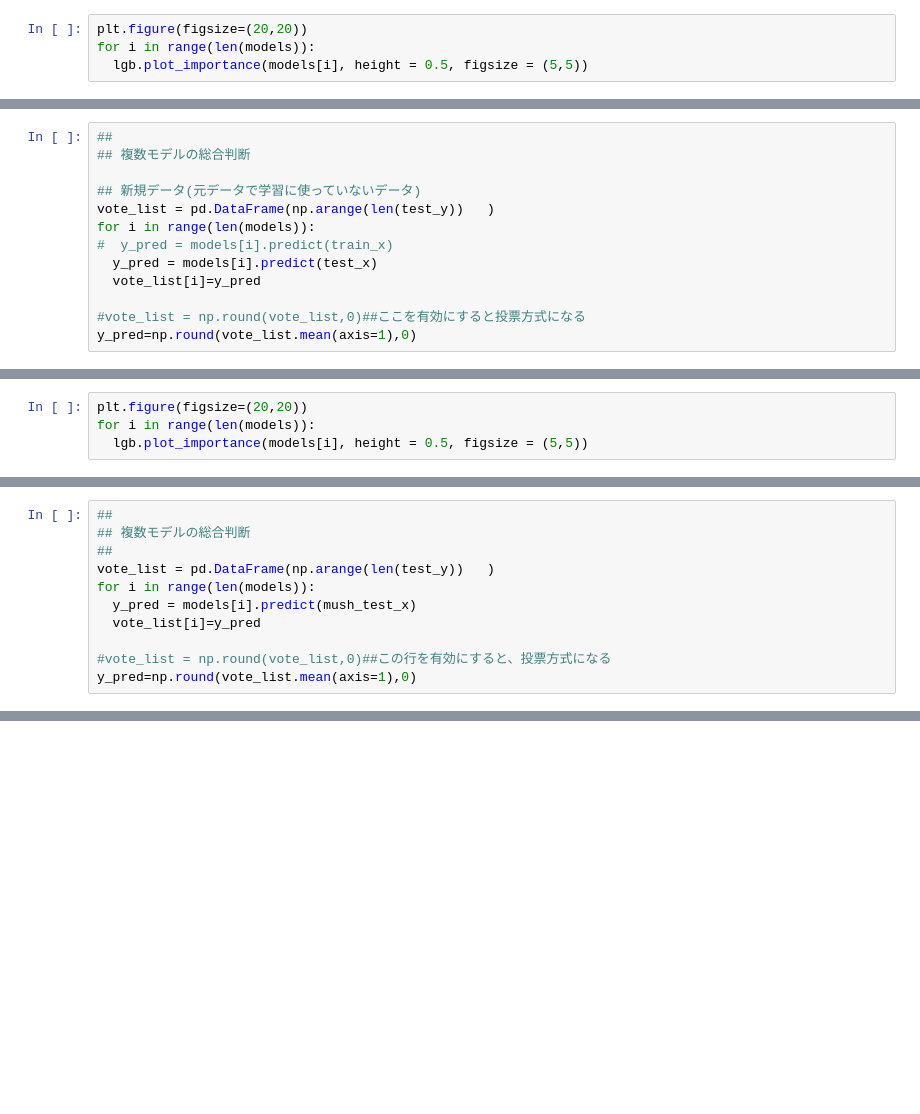
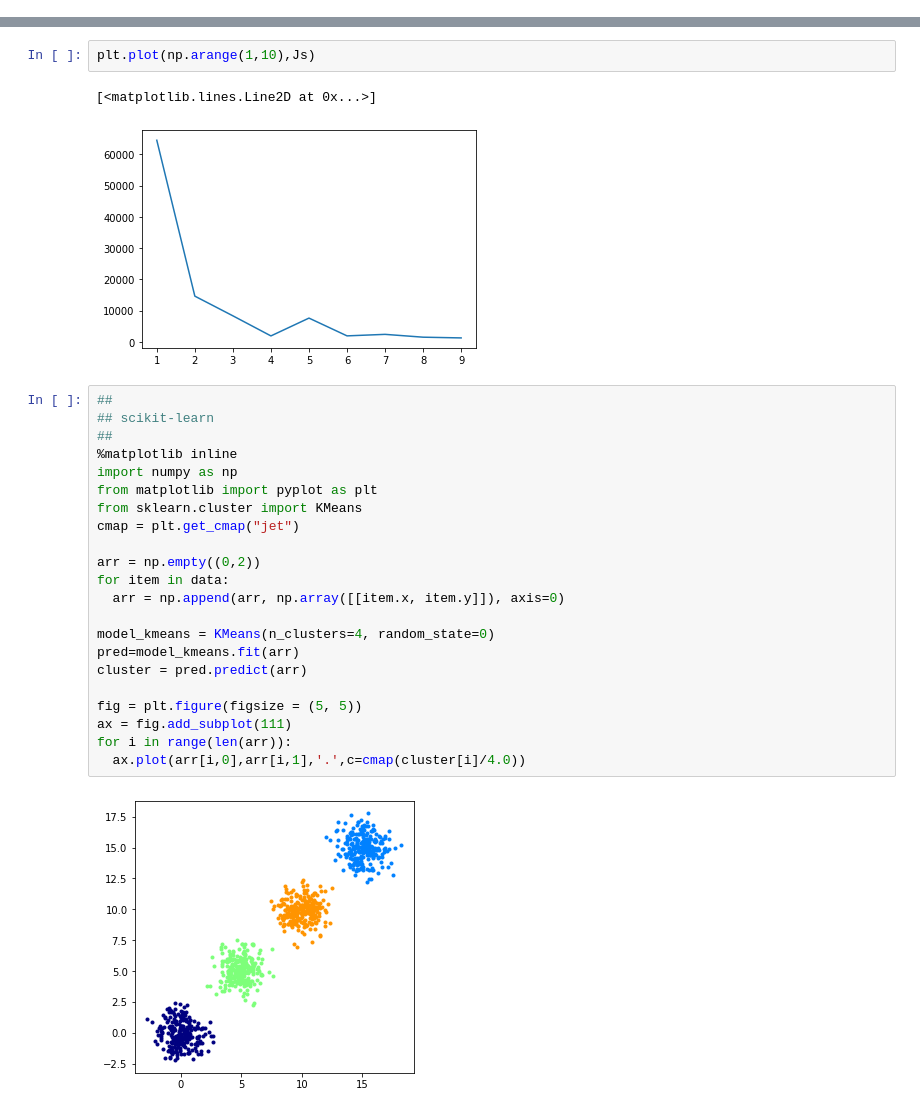
Before and after one commit to yasuhiroinoue/AppMathSci, a Jupyter notebook: 応用数理(2021_12_20).ipynb, the cells around one changed output, grey strips where cells are left out. Saved outputs shown, nothing was run; the diff lists cells and outputs as text; blank space fills up the shorter version.

```diff
--- a/応用数理(2021_12_20).ipynb
+++ b/応用数理(2021_12_20).ipynb
@@ -262,4 +2,0 @@ auc= 0.8040773205834058 precision= 0.8389661576022025 recall= 0.7373563218390804
-# %%
-plt.figure(figsize=(20,20))
-for i in range(len(models)):
-  lgb.plot_importance(models[i], height = 0.5, figsize = (5,5))
@@ -365,13 +2,0 @@ Converting data to scipy sparse matrix.
-# %%
-##
-## 複数モデルの総合判断
-
-## 新規データ(元データで学習に使っていないデータ)
-vote_list = pd.DataFrame(np.arange(len(test_y))   )
-for i in range(len(models)):
-#  y_pred = models[i].predict(train_x)
-  y_pred = models[i].predict(test_x)
-  vote_list[i]=y_pred
-
-#vote_list = np.round(vote_list,0)##ここを有効にすると投票方式になる
-y_pred=np.round(vote_list.mean(axis=1),0)
@@ -473,4 +2,0 @@ auc= 0.8040773205834058 precision= 0.8389661576022025 recall= 0.7373563218390804
-# %%
-plt.figure(figsize=(20,20))
-for i in range(len(models)):
-  lgb.plot_importance(models[i], height = 0.5, figsize = (5,5))
@@ -485,11 +2,0 @@ mush_test_x = test_x.drop(['fbs'],axis=1)
-# %%
-##
-## 複数モデルの総合判断
-##
-vote_list = pd.DataFrame(np.arange(len(test_y))   )
-for i in range(len(models)):
-  y_pred = models[i].predict(mush_test_x)
-  vote_list[i]=y_pred
-
-#vote_list = np.round(vote_list,0)##この行を有効にすると、投票方式になる
-y_pred=np.round(vote_list.mean(axis=1),0)
@@ -519,0 +193,29 @@ Creating an ndarray from ragged nested sequences (which is a list-or-tuple of li
+# %%
+plt.plot(np.arange(1,10),Js)
+# %% [output]
+[<matplotlib.lines.Line2D at 0x...>]
+[figure, added]
+# %%
+##
+## scikit-learn
+##
+%matplotlib inline
+import numpy as np
+from matplotlib import pyplot as plt
+from sklearn.cluster import KMeans
+cmap = plt.get_cmap("jet")
+
+arr = np.empty((0,2))
+for item in data:
+  arr = np.append(arr, np.array([[item.x, item.y]]), axis=0)
+
+model_kmeans = KMeans(n_clusters=4, random_state=0)
+pred=model_kmeans.fit(arr)
+cluster = pred.predict(arr)
+
+fig = plt.figure(figsize = (5, 5))
+ax = fig.add_subplot(111)
+for i in range(len(arr)):
+  ax.plot(arr[i,0],arr[i,1],'.',c=cmap(cluster[i]/4.0))
+# %% [output]
+[figure, added]
```
Also changed, not shown: parts of 51 cells of this notebook.
